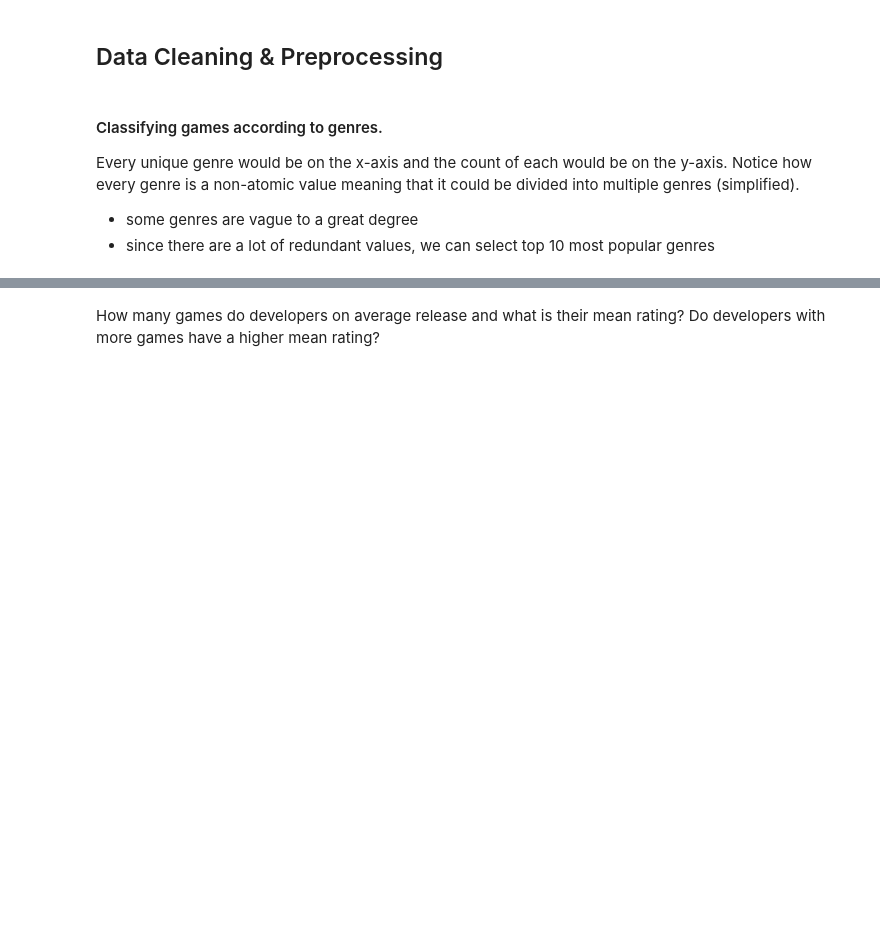
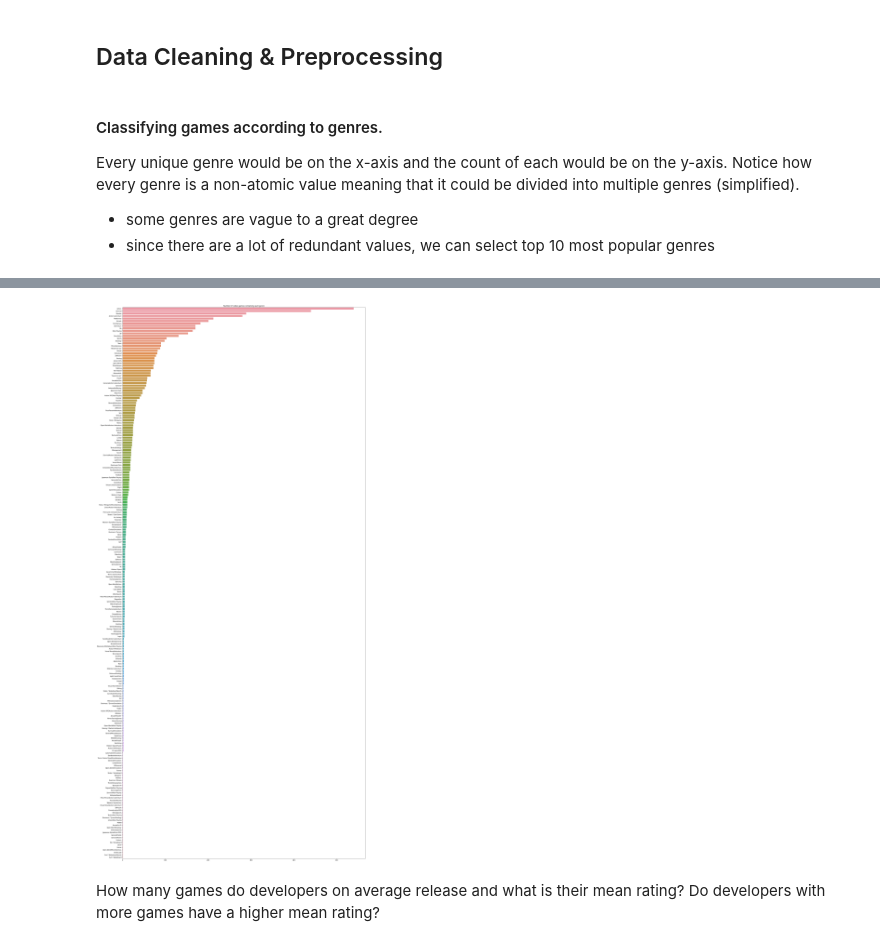
Before and after one commit to harris-ahmad/CS334-EDA, a Jupyter notebook: EDA.ipynb, the cells around one changed output, grey strips where cells are left out. Drawn from its saved outputs; the diff is of its cells as text; code cells hidden in the pictures; blank space fills up the shorter version.

```diff
--- a/EDA.ipynb
+++ b/EDA.ipynb
@@ -17,6 +19,7 @@ df = pd.read_csv('dataset.csv')
 df.index = np.arange(1, len(df) + 1)
 # dropping unnamed columns that have nan as their only value
 df.drop(['Unnamed: 34', 'Unnamed: 35', 'Unnamed: 36'], axis=1, inplace=True)
+df.rename(columns={'strong_janguage':'strong_language'}, inplace=True)
 # %% [markdown]
 ## Data Cleaning & Preprocessing
 # %%
@@ -35,7 +38,9 @@ def col_unique_count(col: pd.Series, ordered=False) -> dict:
             count[t] += 1
         else:
             count[t] = 1
-    # if sorted flag is true
+    # if sorted flag is true, sort dict by values (descending)
+    if ordered:
+        count = dict(sorted(count.items(), key=lambda item: item[1], reverse=True))
     return count
 # %% [markdown]
 #### Classifying games according to genres.
@@ -50,3 +75,12 @@ genre_count = col_unique_count(df['genres'], True)
+# %%
+plt.figure(figsize=(30,70))
+y = list(genre_count.keys())
+x = list(genre_count.values())
+sns.barplot(x=x, y=y, orient='h')
+plt.title('Number of video games containing each genre')
+plt.show()
+# %% [output]
+[figure, added]
 # %% [markdown]
 How many games do developers on average release and what is their mean rating? Do developers with more games have a higher mean rating?
 # %%
```
Also changed, not shown: parts of 38 cells of this notebook.
